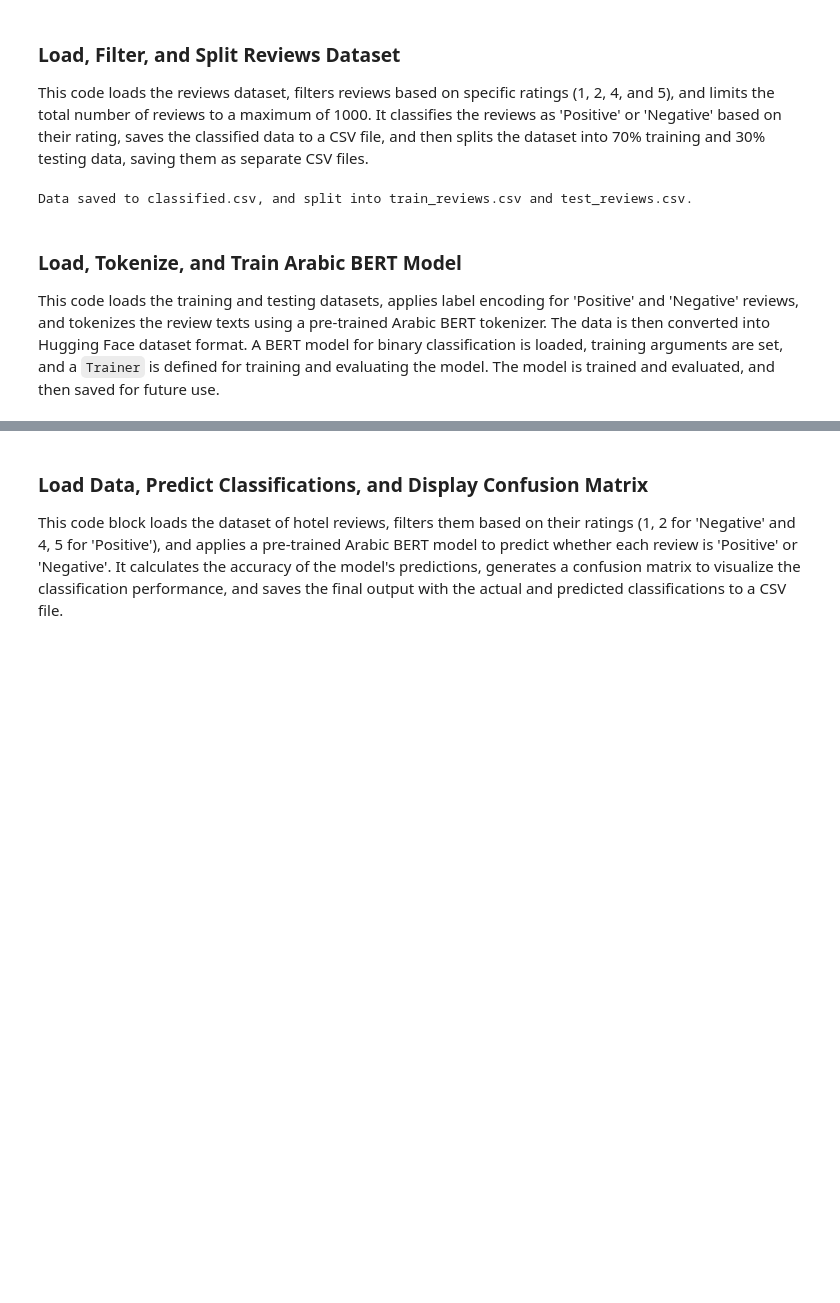
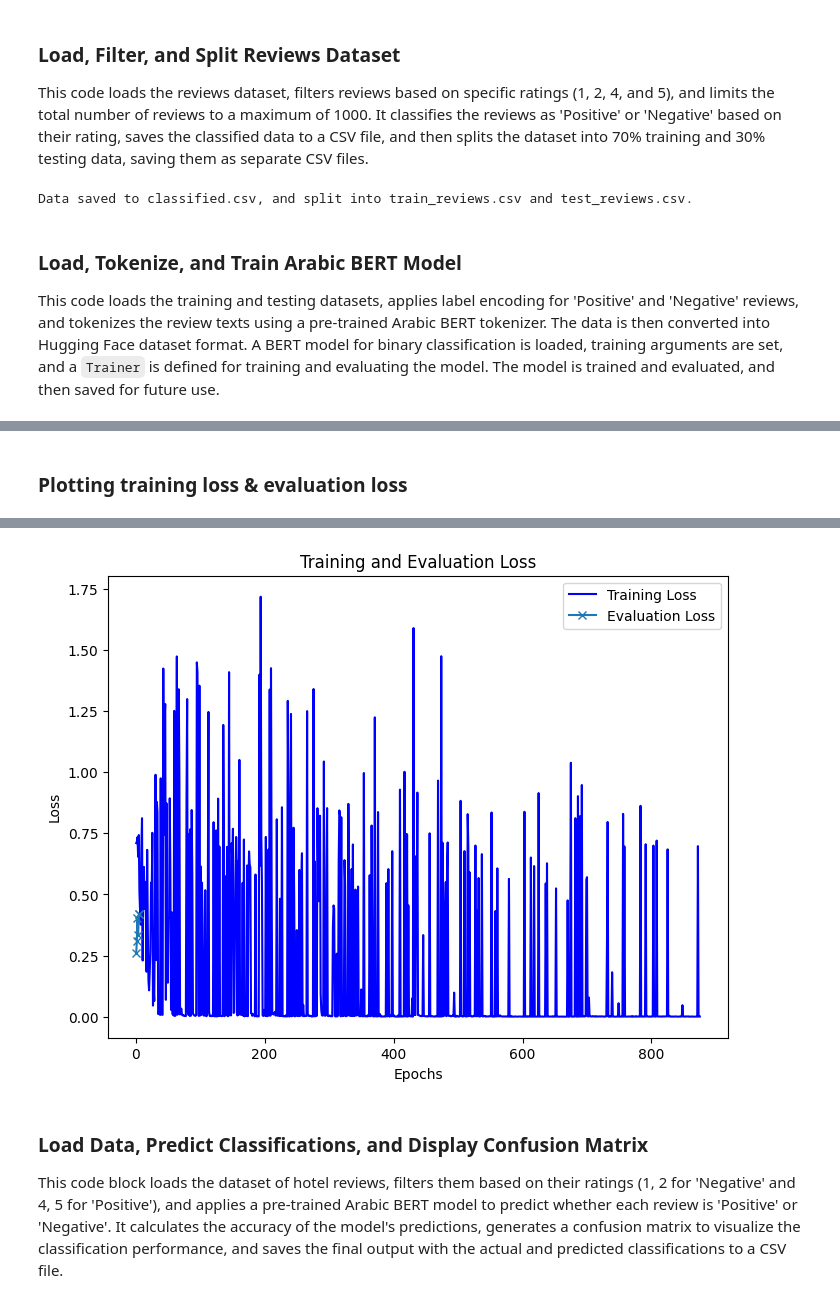
Before and after one commit to faisalomari/HARD_NLP, a Jupyter notebook: main.ipynb, the cells around one changed output, grey strips where cells are left out. Saved outputs shown, nothing was run; the diff lists cells and outputs as text; code cells hidden in the pictures; blank space fills up the shorter version.

```diff
--- a/main.ipynb
+++ b/main.ipynb
@@ -141,9 +141,10 @@ training_args = TrainingArguments(
     logging_dir='./logs',
     per_device_train_batch_size=4,
     per_device_eval_batch_size=4,
-    num_train_epochs=3,
+    num_train_epochs=5,
     weight_decay=0.01,
-    logging_steps=10
+    logging_steps=2,
+    report_to="none"
 )
 
 # Create a data collator that dynamically pads inputs
@@ -237,0 +270,39 @@ dataloader_config = DataLoaderConfiguration(dispatch_batches=None, split_batches
+# %% [markdown]
+### Plotting training loss & evaluation loss
+# %%
+# Access the log history containing loss and other metrics
+history = trainer.state.log_history
+# Inspect log history keys to check how training loss is logged
+print(trainer.state.log_history)
+
+# Convert the log history to a DataFrame
+log_df = pd.DataFrame(history)
+
+# Extract training and evaluation losses, handling None if not available
+train_loss = log_df[log_df['loss'].notnull()]['loss'].values if 'loss' in log_df.columns else []
+eval_loss = log_df[log_df['eval_loss'].notnull()]['eval_loss'].values
+
+# Extract corresponding epochs for each loss type
+train_steps = range(1, len(train_loss) + 1)
+eval_epochs = log_df[log_df['eval_loss'].notnull()]['epoch'].values
+
+# Plot the losses
+plt.figure(figsize=(8, 6))
+
+# Plot training loss if available
+if len(train_loss) > 0:
+    plt.plot(train_steps, train_loss, label="Training Loss", color='blue')
+
+# Plot evaluation loss if available
+if len(eval_loss) > 0:
+    plt.plot(eval_epochs, eval_loss, label="Evaluation Loss", marker='x')
+
+# Add labels and title
+plt.xlabel("Epochs")
+plt.ylabel("Loss")
+plt.title("Training and Evaluation Loss")
+plt.legend()
+
+# Show the plot
+plt.show()
+# %% [output]
@@ -238,3 +310,4 @@ dataloader_config = DataLoaderConfiguration(dispatch_batches=None, split_batches
+[figure, added]
 # %% [markdown]
 ### Load Data, Predict Classifications, and Display Confusion Matrix
 This code block loads the dataset of hotel reviews, filters them based on their ratings (1, 2 for 'Negative' and 4, 5 for 'Positive'), and applies a pre-trained Arabic BERT model to predict whether each review is 'Positive' or 'Negative'. It calculates the accuracy of the model's predictions, generates a confusion matrix to visualize the classification performance, and saves the final output with the actual and predicted classifications to a CSV file.
```
Also changed, not shown: parts of 7 cells of this notebook, 5 other files.
